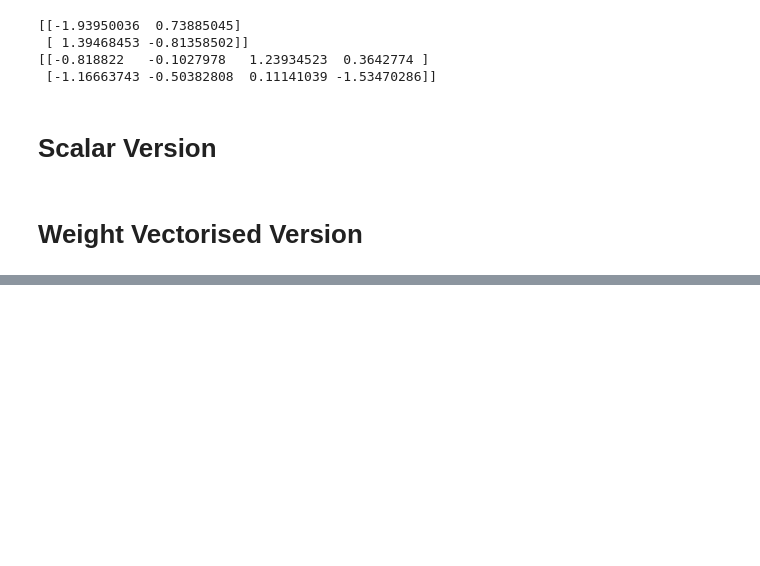
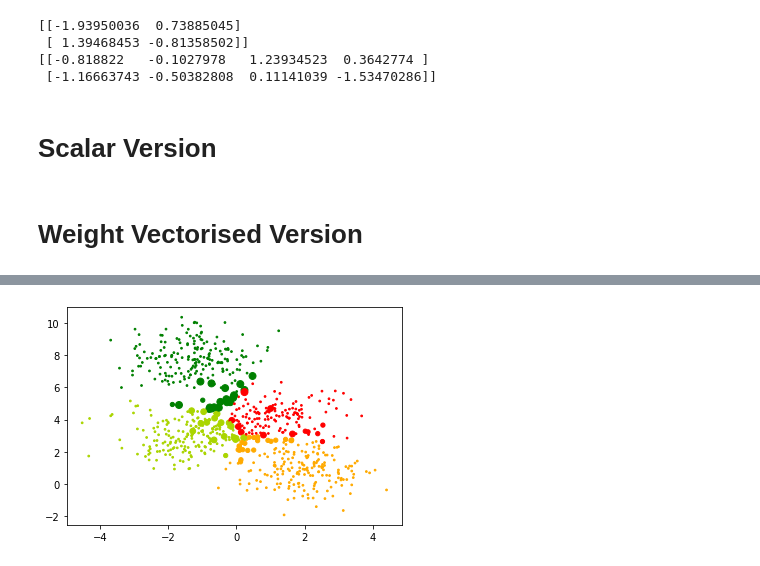
Before and after one commit to Arpitkamal/DL-105---Training-Feedforward-Neural-Networks, a Jupyter notebook: VectorizedFeedForwardNetworks.ipynb, the cells around one changed output, grey strips where cells are left out. Drawn from its saved outputs; the diff is of its cells as text; code cells hidden in the pictures; blank space fills up the shorter version.

```diff
--- a/VectorizedFeedForwardNetworks.ipynb
+++ b/VectorizedFeedForwardNetworks.ipynb
@@ -360,0 +448,14 @@ class FF_MultiClass_Weightvectorised:
+# %%
+for idx, model in enumerate(models, start=1):
+  Y_pred_train = model.predict(X_train)
+  Y_pred_train = np.argmax(Y_pred_train,1)
+
+  Y_pred_val = model.predict(X_val)
+  Y_pred_val = np.argmax(Y_pred_val, 1)
+
+  accuracy_train = accuracy_score(Y_pred_train, Y_train)
+  accuracy_val = accuracy_score(Y_pred_val, Y_val)
+
+  print("model {}".format(idx))
+  print("Training accuracy", round(accuracy_train, 2))
+  print("Validation accuracy", round(accuracy_val, 2))
@@ -360,0 +472,5 @@ class FF_MultiClass_Weightvectorised:
+# %%
+plt.scatter(X_train[:,0], X_train[:,1], c=Y_pred_train, cmap=my_cmap, s=15*(np.abs(Y_pred_train-Y_train)+.2))
+plt.show()
+# %% [output]
+[figure, added]
```
Also changed, not shown: parts of 7 cells of this notebook.
